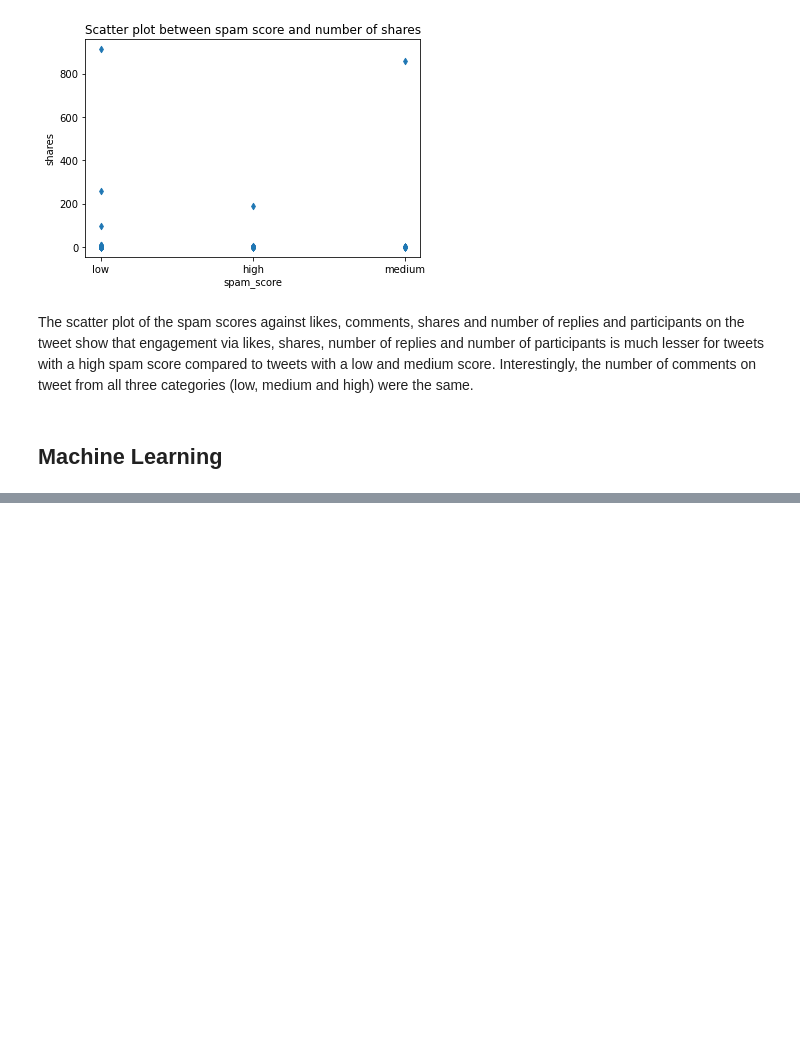
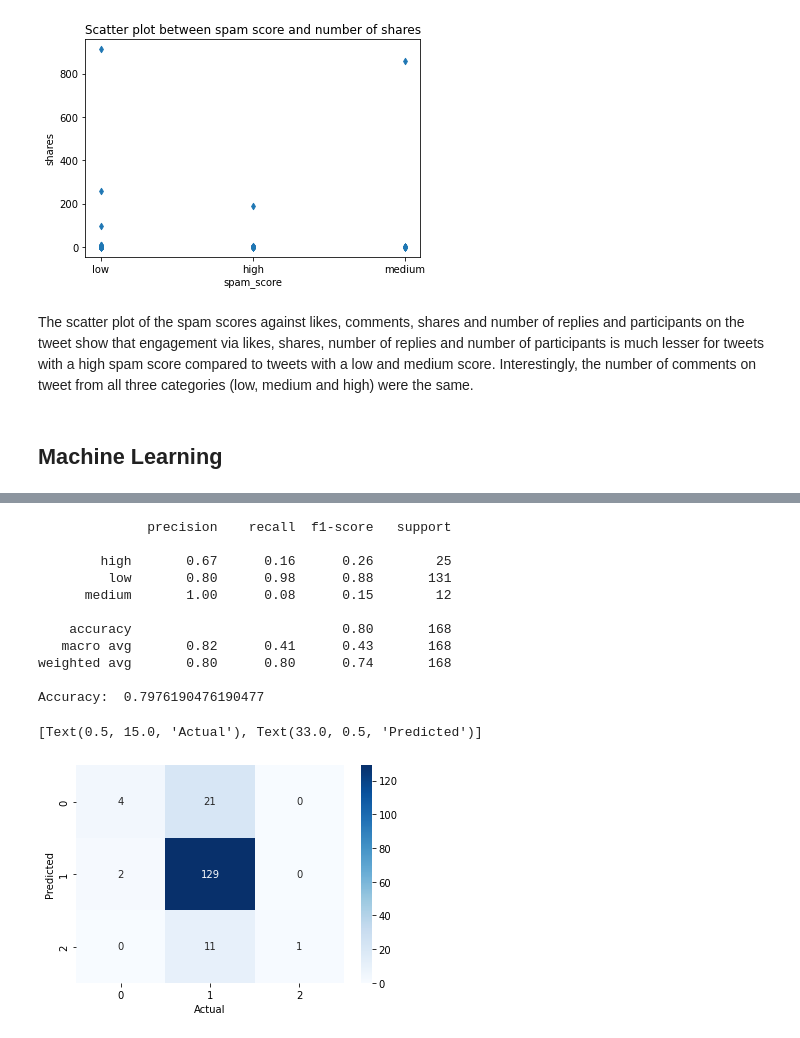
Before and after one commit to cplAloysius/SC7_Group4_MiniProject, a Jupyter notebook: Machine Learning.ipynb, the cells around one changed output, grey strips where cells are left out. Cells and saved outputs as stored; diff of their text form; code cells hidden in the pictures; blank space fills up the shorter version.

```diff
--- a/Machine Learning.ipynb
+++ b/Machine Learning.ipynb
@@ -434,2 +450,25 @@ print(score)
 # %%
-# todo: confusion matrix for data visualisation
+knn = KNeighborsClassifier(n_neighbors = k)
+knn.fit(x_train, y_train)
+y_predict = knn.predict(x_test)
+knn_score = knn.score(x_test, y_test)
+
+print(classification_report(y_test, y_predict))
+print('Accuracy: ', knn_score)
+confusion_array = confusion_matrix(y_test, y_predict)
+matrix = sb.heatmap(c, annot = True, fmt = 'd', cmap = 'Blues')
+matrix.set(xlabel='Actual', ylabel='Predicted')
+# %% [output]
+              precision    recall  f1-score   support
+
+        high       0.67      0.16      0.26        25
+         low       0.80      0.98      0.88       131
+      medium       1.00      0.08      0.15        12
+
+    accuracy                           0.80       168
+   macro avg       0.82      0.41      0.43       168
+weighted avg       0.80      0.80      0.74       168
+
+Accuracy:  0.7976190476190477
+[Text(0.5, 15.0, 'Actual'), Text(33.0, 0.5, 'Predicted')]
+[figure, added]
```
Also changed, not shown: parts of 9 cells of this notebook.
